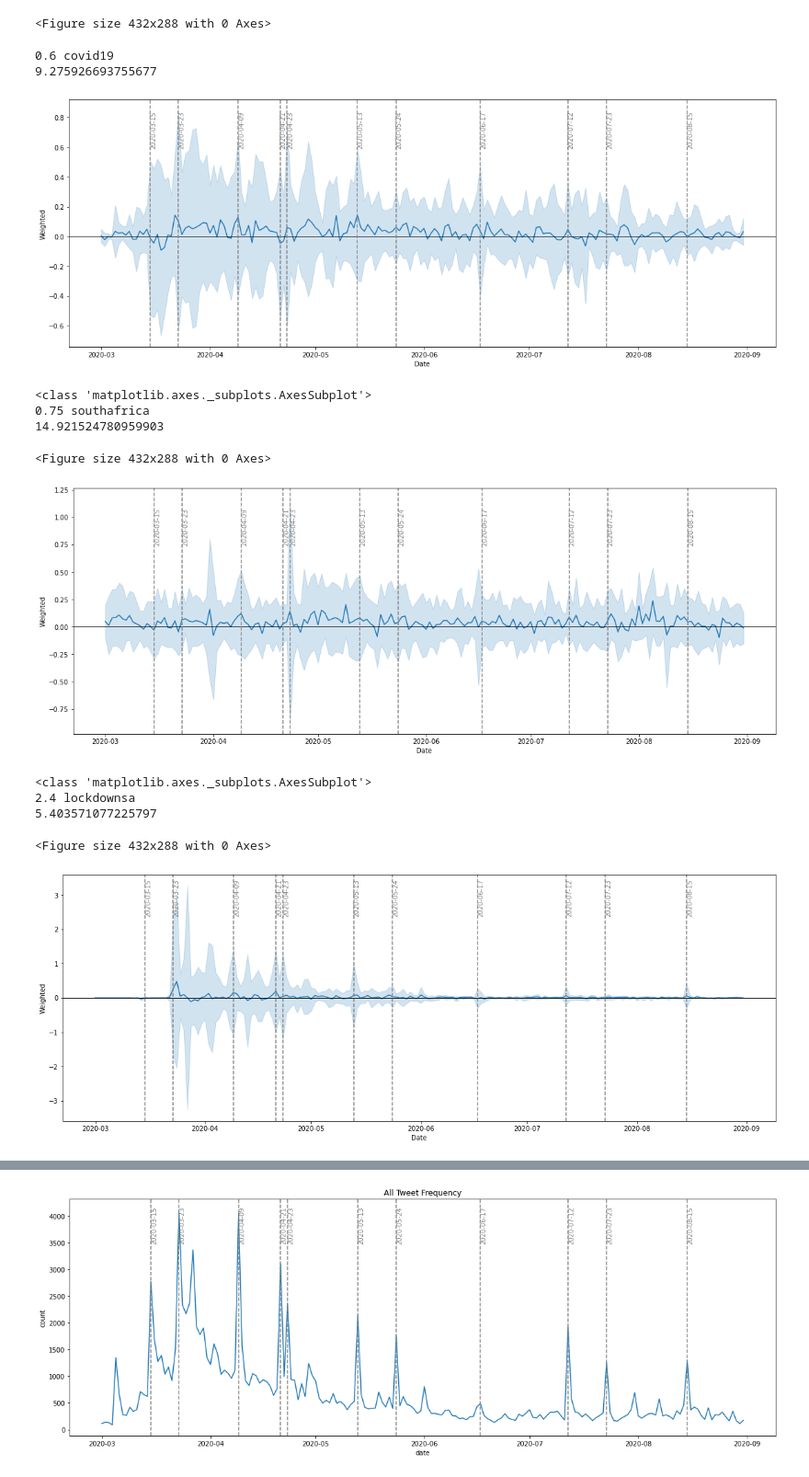
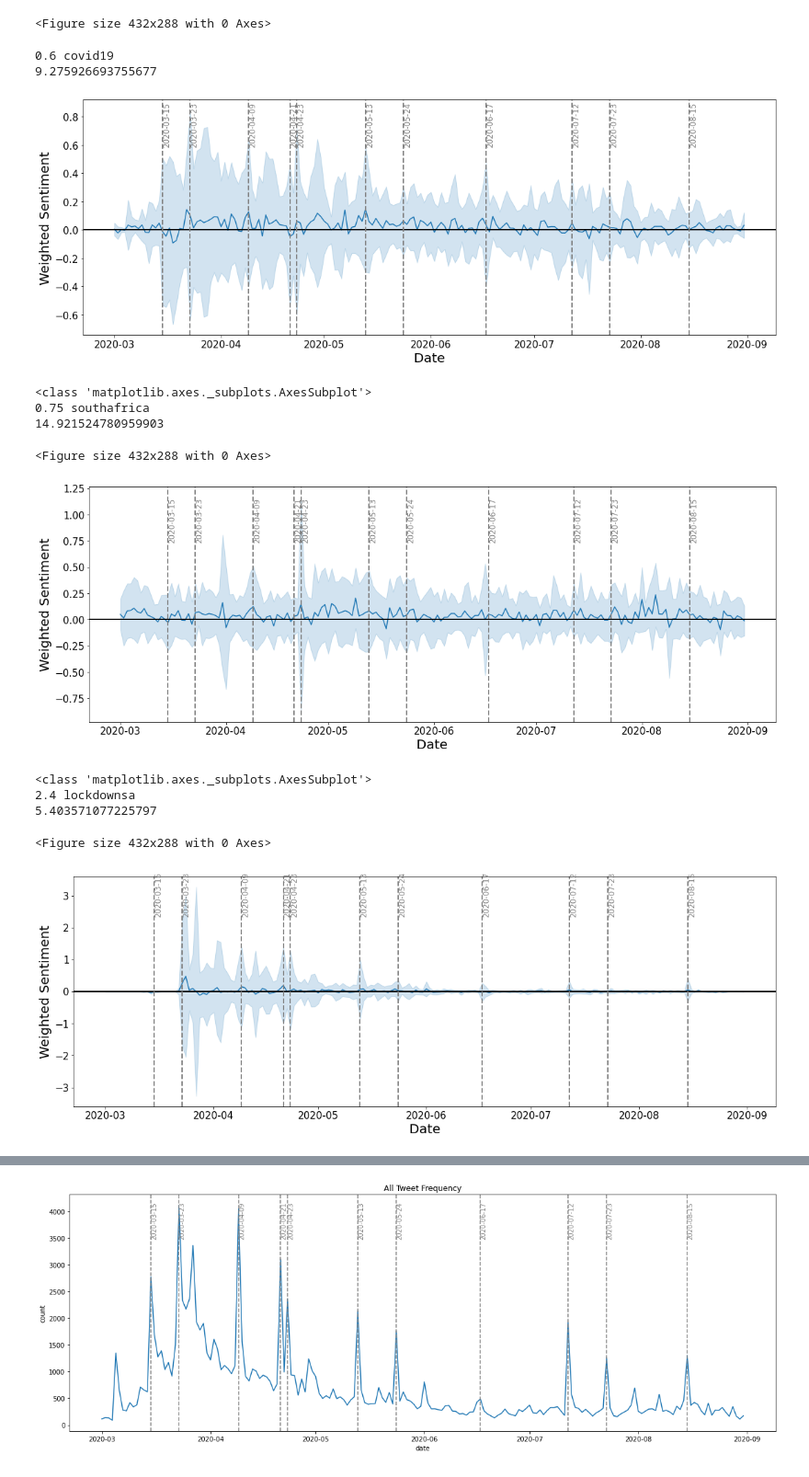
Before and after one commit to tomashege/research_project, a Jupyter notebook: Tomas/notebooks/tweet_analysis.ipynb, the cells around one changed output, grey strips where cells are left out. Shown at 92% size. Saved outputs shown, nothing was run; the diff lists cells and outputs as text; code cells hidden in the pictures.

Commit message:
new charts

```diff
--- a/Tomas/notebooks/tweet_analysis.ipynb
+++ b/Tomas/notebooks/tweet_analysis.ipynb
@@ -142,7 +142,7 @@ pres_speaks_dates =[
     '2020-08-15']
 
 for i in pres_speaks_dates:
-    plt.axvline(i, c='grey', ls = "--", label = str(i))
+    plt.axvline(i, c='grey', ls = "--", lw = 2)
     plt.text(i,0,i,rotation=90, c = "grey")
 plt.tight_layout()
 plt.savefig("/Users/tomashegewisch/research_project/Tomas/charts/Sentiment_Timeline of sentiment from collected tweets.png")
@@ -177,7 +177,10 @@ def hashtags(hashtag, pos):
     p = sns.lineplot(data=sent_combined.rename(columns={"weighted": "Weighted","date":"Date"}),
                      x='Date',
                      y='Weighted')#, hue='type')
-    p.axhline(0, color='black', lw=1)
+    p.axhline(0, color='black', lw=2)
+    p.tick_params(labelsize=15)
+    p.set_xlabel("Date",fontsize=20)
+    p.set_ylabel("Weighted Sentiment",fontsize=20)
     pres_speaks_dates =[
     '2020-03-15',
     '2020-03-23',
@@ -190,48 +193,47 @@ def hashtags(hashtag, pos):
     '2020-07-12',
     '2020-07-23',
     '2020-08-15']
 
     for i in pres_speaks_dates:
-        plt.axvline(i, c='grey', ls = "--")
-        plt.text(i,pos,i,rotation=90, c = "grey")
+        plt.axvline(i, c='grey', ls = "--", lw = 2)
+        plt.text(i,pos,i,rotation=90, c = "grey", fontsize=12)
     plt.tight_layout()
-    plt.savefig("/Users/tomashegewisch/research_project/Tomas/charts/hastag_sentiment/hastag_Sentiment_"+hashtag+"_AllMonths.png")
+    plt.savefig("/Users/tomashegewisch/research_project/Tomas/charts/hastag_sentiment/hastag_Sentiment_"+hashtag+"_AllMonths.png", dpi=300)
     plt.show()
     plt.clf()
-
 
     print(type(p))
 
 list_of_hastages_to_process = [['covid19',0.6],
 ['southafrica',0.75],
 ['lockdownsa',2.4],
 ['cyrilramaphosa',7.3],
 ['lockdown',1.2],
 ['covid19sa',2.3],
 ['coronavirussa',6],
 ['covid_19',1.5],
 ['lockdownsouthafrica',4],
 ['government',-4.5],
 ['cigaretteban',-4.5],
 ['alcoholban',-4]]
 
 # list_of_hastages_to_process = ['southafrica']
 for i in list_of_hastages_to_process:
     hashtags(i[0], i[1])
 # %% [output]
 0.6 covid19
 9.275926693755677
-[figure, old version]
+[figure, new version]
 <class 'matplotlib.axes._subplots.AxesSubplot'>
 0.75 southafrica
 14.921524780959903
 <Figure size 432x288 with 0 Axes>
-[figure, old version]
+[figure, new version]
 <class 'matplotlib.axes._subplots.AxesSubplot'>
 2.4 lockdownsa
 5.403571077225797
 <Figure size 432x288 with 0 Axes>
-[figure, old version]
+[figure, new version]
 <class 'matplotlib.axes._subplots.AxesSubplot'>
 7.3 cyrilramaphosa
 9.966749450759378
```
Also changed, not shown: parts of 10 cells of this notebook, 26 other files.
